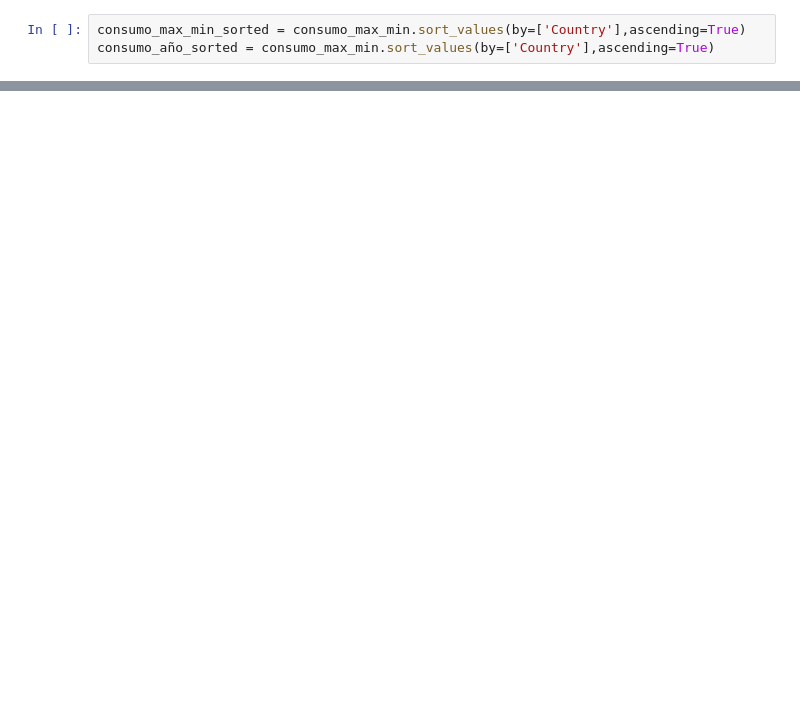
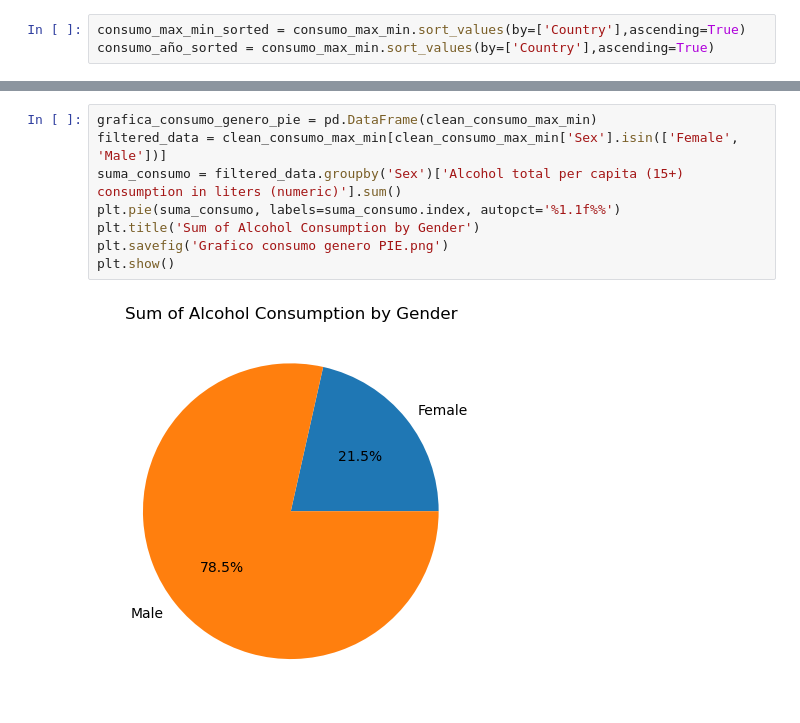
Before and after one commit to Tioz96/Project_1, a Jupyter notebook: alxdj_codigo.ipynb, the cells around one changed output, grey strips where cells are left out. Drawn from its saved outputs; the diff is of its cells as text; blank space fills up the shorter version.

```diff
--- a/alxdj_codigo.ipynb
+++ b/alxdj_codigo.ipynb
@@ -36,0 +201,10 @@ consumo_alcohol_total_2.to_excel('consumo.xlsx')
+# %%
+grafica_consumo_genero_pie = pd.DataFrame(clean_consumo_max_min)
+filtered_data = clean_consumo_max_min[clean_consumo_max_min['Sex'].isin(['Female', 'Male'])]
+suma_consumo = filtered_data.groupby('Sex')['Alcohol total per capita (15+) consumption in liters (numeric)'].sum()
+plt.pie(suma_consumo, labels=suma_consumo.index, autopct='%1.1f%%')
+plt.title('Sum of Alcohol Consumption by Gender')
+plt.savefig('Grafico consumo genero PIE.png')
+plt.show()
+# %% [output]
+[figure, added]
```
Also changed, not shown: parts of 21 cells of this notebook, 5 other files.
